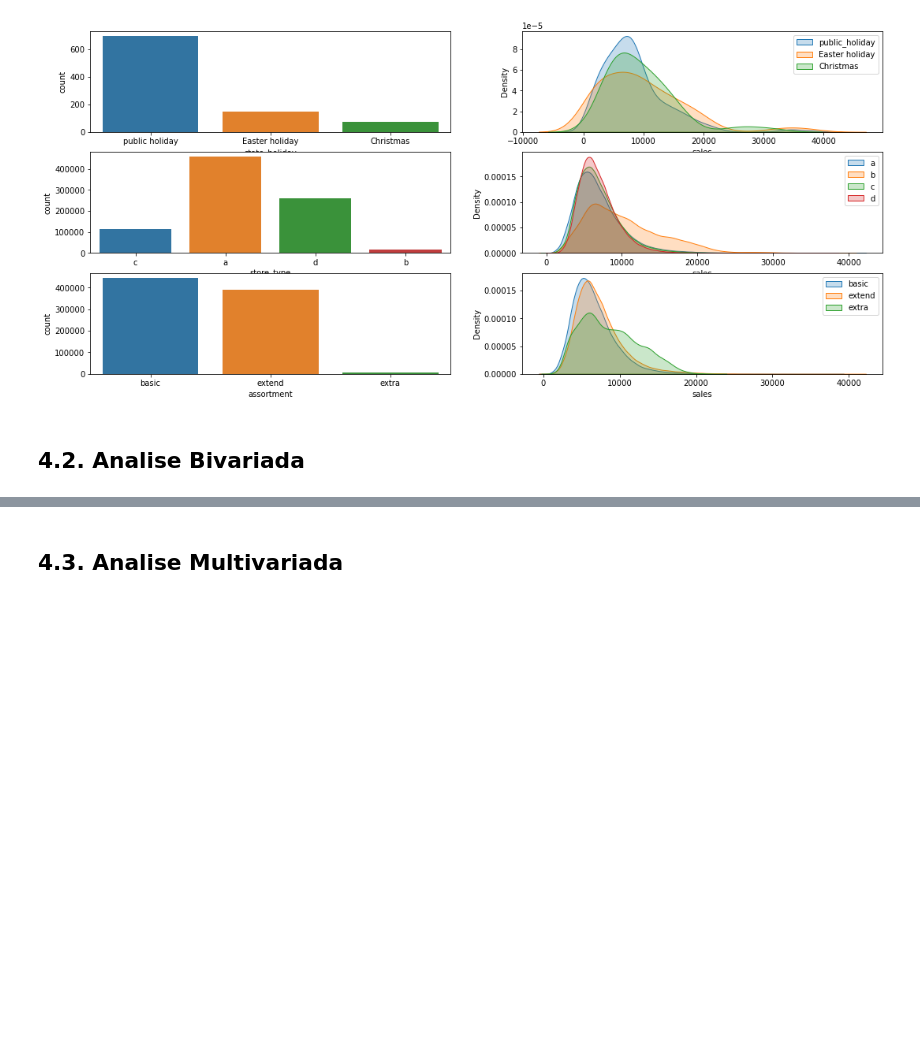
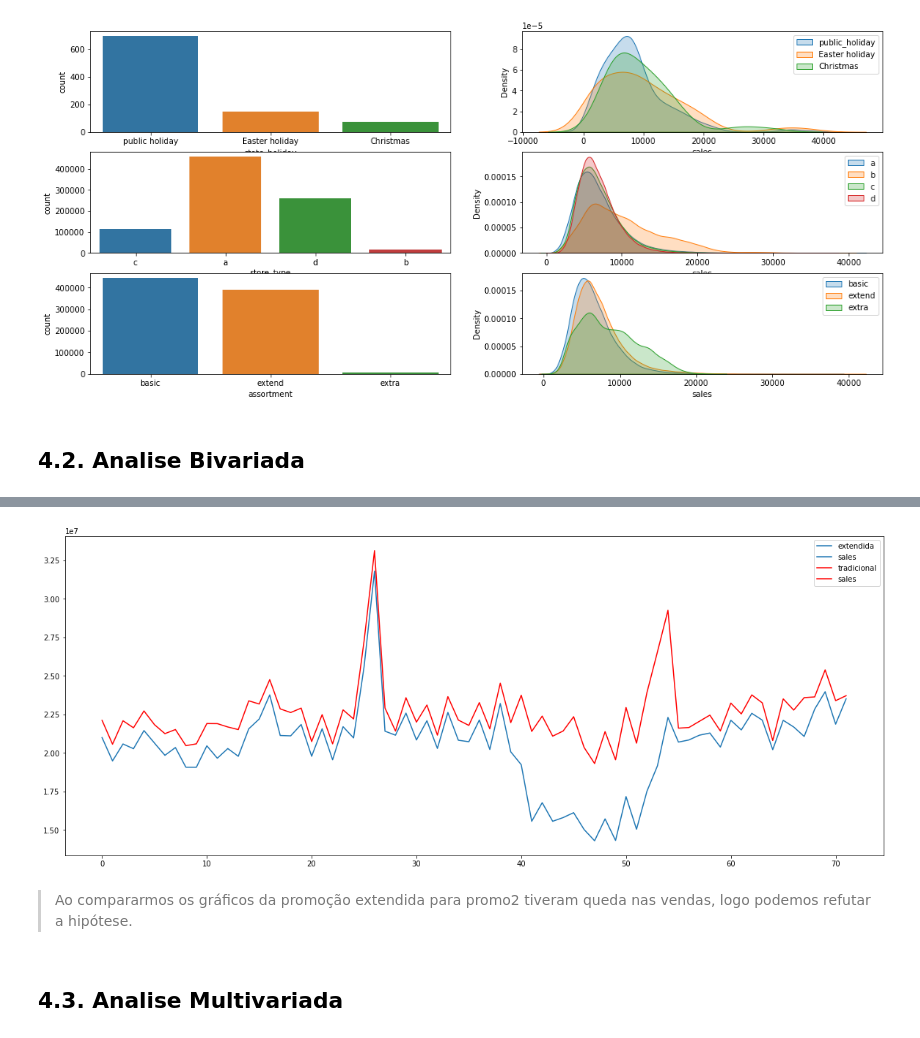
Before and after one commit to LucasAsilveira/DS-Em-Producao, a Jupyter notebook: mod04_exploratory_data_analysis.ipynb, the cells around one changed output, grey strips where cells are left out. Saved outputs shown, nothing was run; the diff lists cells and outputs as text; code cells hidden in the pictures; blank space fills up the shorter version.

```diff
--- a/mod04_exploratory_data_analysis.ipynb
+++ b/mod04_exploratory_data_analysis.ipynb
@@ -653,2 +703,20 @@ x = sns.heatmap( aux1.corr( method = 'pearson'), annot= True );
+# %%
+# Lojas com Promo tradicional e extendida:
+aux1 = df4[(df4['promo'] == 1 ) &
+    ( df4['promo2'] == 1 )][['year_week', 'sales']].groupby('year_week').sum().reset_index()
+
+
+
+# Lojas que só participaram da tradicional:
+aux2 = df4[(df4['promo'] == 1 ) &
+( df4['promo2'] == 0 )][['year_week', 'sales']].groupby('year_week').sum().reset_index()
+
+fig, ax = plt.subplots()
+sns.lineplot(data=aux1, label = 'extendida').figure.set_size_inches(20,8);
+sns.lineplot(data=aux2, palette=['r'], label = 'tradicional');
+# %% [output]
+[figure, added]
+# %% [markdown]
+> Ao compararmos os gráficos da promoção extendida para promo2 tiveram queda nas vendas, logo podemos refutar a hipótese.
 # %% [markdown]
 ## 4.3. Analise Multivariada
```
Also changed, not shown: parts of 39 cells of this notebook.
